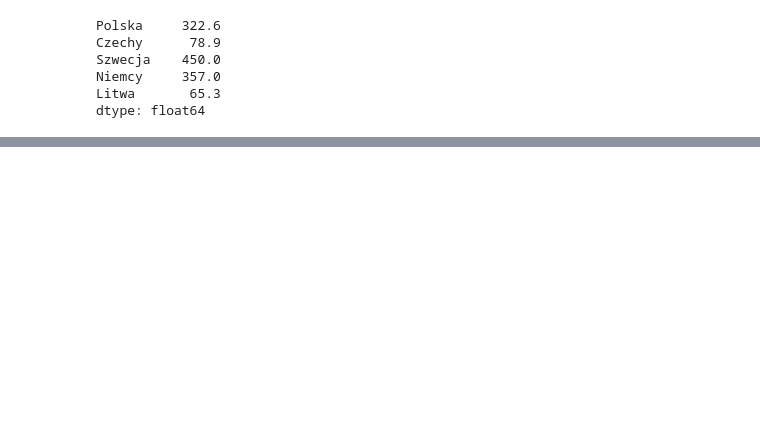
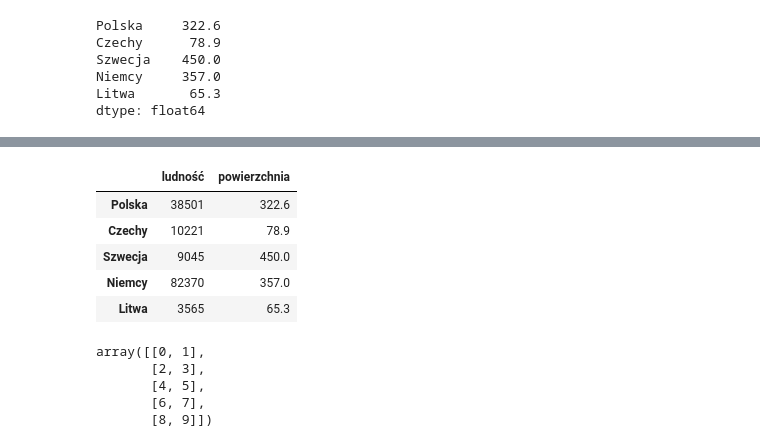
Before and after one commit to tomasz450/Analiza-danych-w-Python-2025-11-17-local, a Jupyter notebook: 3. Pandas/Pandas.ipynb, the cells around one changed output, grey strips where cells are left out. Drawn from its saved outputs; the diff is of its cells as text; code cells hidden in the pictures; blank space fills up the shorter version.

```diff
--- a/3. Pandas/Pandas.ipynb
+++ b/3. Pandas/Pandas.ipynb
@@ -454,0 +505,20 @@ kraje
+# %%
+pd.DataFrame({'ludność': ludność,
+              'powierzchnia': powierzchnia})
+# %% [output]
+|  | ludność | powierzchnia |
+| Polska | 38501 | 322.6 |
+| Czechy | 10221 | 78.9 |
+| Szwecja | 9045 | 450.0 |
+| Niemcy | 82370 | 357.0 |
+| Litwa | 3565 | 65.3 |
+# %%
+import numpy as np
+arr = np.arange(10).reshape(5, 2)
+arr
+# %% [output]
+array([[0, 1],
+       [2, 3],
+       [4, 5],
+       [6, 7],
+       [8, 9]])
```
Also changed, not shown: parts of 12 cells of this notebook.
